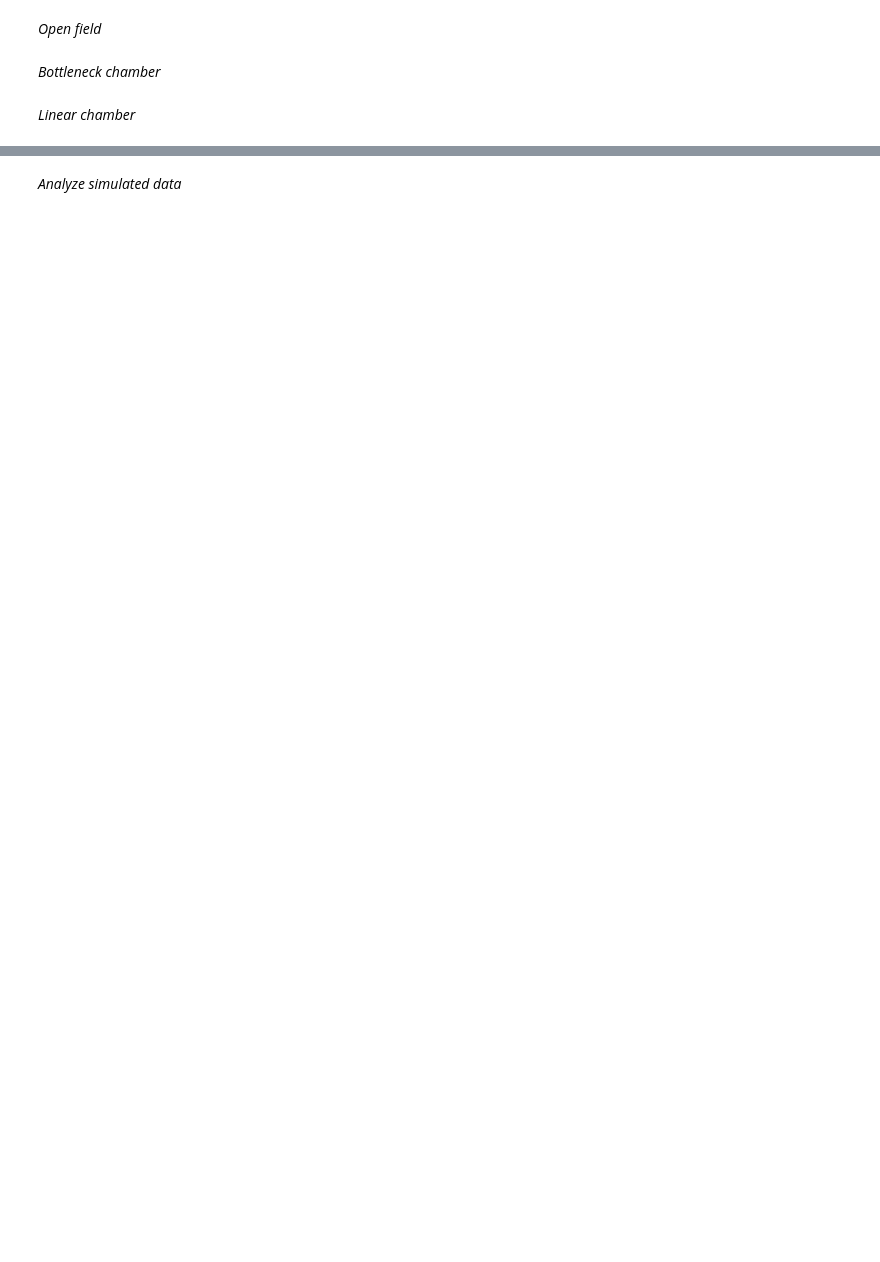
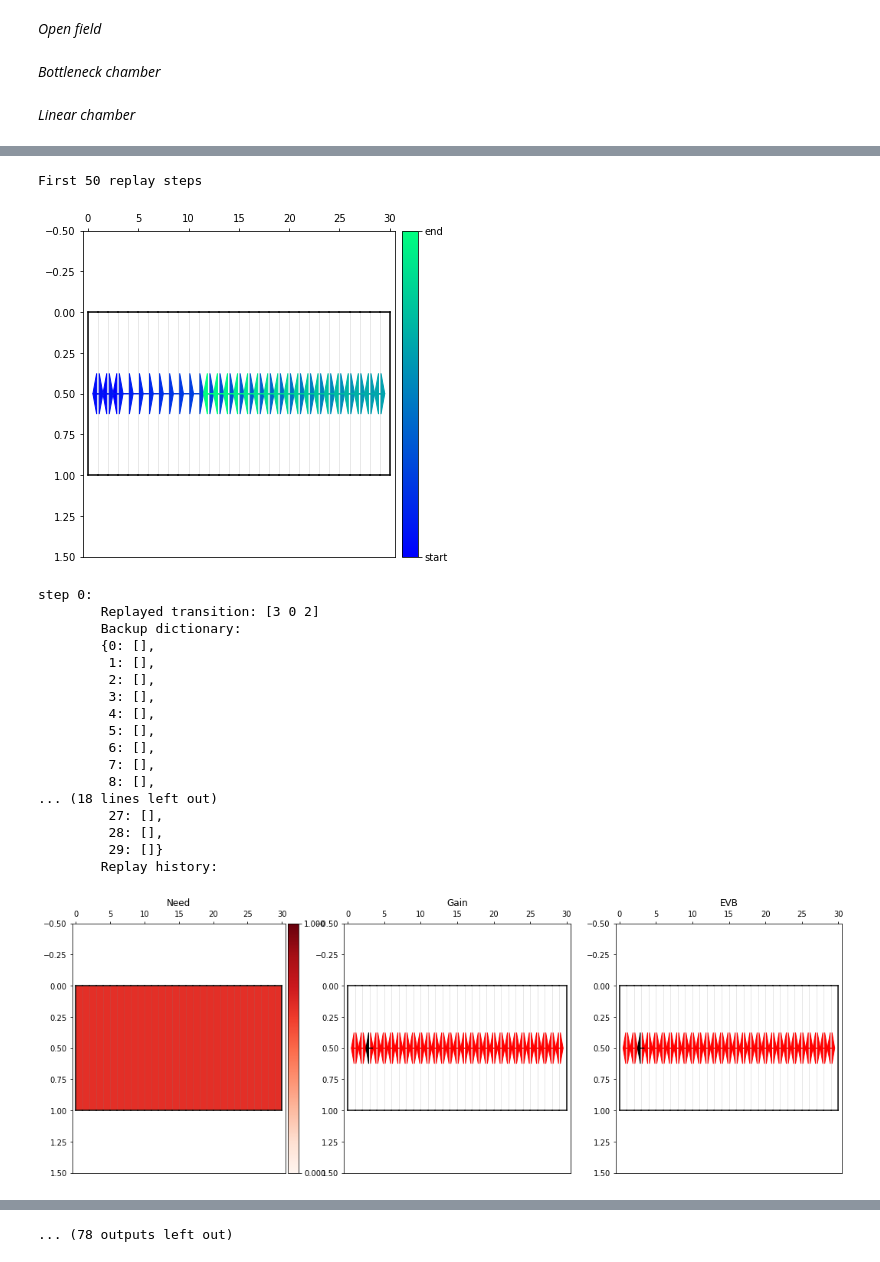
Before and after one commit to Phelixh/prioritisedGeodesic, a Jupyter notebook: Replay.ipynb, the cells around one changed output, grey strips where cells are left out. Cells and saved outputs as stored; diff of their text form; code cells hidden in the pictures; blank space fills up the shorter version.

Commit message:
black arrow labeling for chosen transition, bug fixes and optimizations for nstep backups

```diff
--- a/Replay.ipynb
+++ b/Replay.ipynb
@@ -38,7 +38,7 @@ all_goals = np.arange(0, width * height)
 goals = all_goals
 alpha = 1.0
 gamma = 0.95
-num_replay_steps = 20
+num_replay_steps = 2
 
 # Set up agent
 ga = GeodesicAgent(arena.num_states, arena.num_actions, goals, T, alpha=alpha, gamma=gamma,
@@ -47,7 +47,7 @@ ga.curr_state = 0
 ga.remember(all_experiences) # Pre-load our agent with all possible memories
 
 ## Run replay
-replayed_experiences, stats_for_nerds, backups = ga.replay(num_steps=num_replay_steps, verbose=True, prospective=True)
+replayed_experiences, stats_for_nerds = ga.replay(num_steps=num_replay_steps, verbose=True, prospective=True)
 needs, gains, all_MEVBs = stats_for_nerds
 # %%
 # Plot the replayed experiences
@@ -145,3 +125,23 @@ backups
+# %%
+import sys
+import time
+from pprint import pformat
+
+import numpy as np
+import matplotlib.pyplot as plt
+import matplotlib as mpl
+from mpl_toolkits.axes_grid1 import make_axes_locatable
+import matplotlib.patches as patches
+%matplotlib inline
+
+from geodesic_agent import GeodesicAgent
+from gridworld import Arena, Bottleneck, LinearChamber
+from plot_utils import plot_replay, plot_traj, plot_need_gain
+from RL_utils import oned_twod
+
+def dict_print(text, indent_size):
+    indent = ' ' * indent_size
+    print(''.join([indent + l for l in text.splitlines(True)]))
 # %%
 ## Linear chamber
 # Physics
@@ -158,7 +158,7 @@ goal_states = np.array([length - 1]) # Non-start corners
 goal_states = np.arange(length)
 alpha = 1.0
 gamma = 0.95
-num_replay_steps = 100
+num_replay_steps = 50
 
 # Set up agent
 ga = GeodesicAgent(tunnel.num_states, tunnel.num_actions, goal_states, T, alpha=alpha, gamma=gamma,
@@ -190,16 +172,51 @@ needs, gains, all_MEVBs = stats_for_nerds
 # %%
 # Plot the replayed experiences
 print('First %d replay steps' % num_replay_steps, flush=True)
 fig, ax = plt.subplots(1, 1, figsize=(6,6))
 plot_replay(tunnel, np.array(replayed_experiences).astype(int), ax=ax)
 plt.show()
 
+# Plotting params
+params = {'min_need' : 0,
+          'max_need' : 1}
+
 # Plot need, gain, MEVB throughout each of those steps
 meta_need = np.mean(needs, axis=1)
 meta_gain = np.mean(gains, axis=1)
 meta_MEVB = np.mean(all_MEVBs, axis=1)
+verbose = True
 
 for i in range(num_replay_steps):
-    print('step %d:' % i, backups[i], flush=True)
-    plot_need_gain(tunnel, ga.memory, np.average(meta_need[i, :, :], weights=init_state_dist, axis=0), meta_gain[i, :], meta_MEVB[i, :])
+    print('step %d:' % i)
+    if verbose:
+        print('\tReplayed transition:', replayed_experiences[i])
+        print('\tBackup dictionary:')
+        dict_print(pformat(backups[i]), indent_size=8)
+        print('\tReplay history:')
+        for j in range(i):
+            print('\t\t',replayed_experiences[j]) # so dumb
+
+    plot_need_gain(tunnel, ga.memory, np.average(meta_need[i, :, :], weights=init_state_dist, axis=0),
+                   meta_gain[i, :], meta_MEVB[i, :], specials=[tuple(replayed_experiences[i])], params=params)
     plt.show()
+# %% [output]
+First 50 replay steps
+[figure, added]
+step 0:
+        Replayed transition: [3 0 2]
+        Backup dictionary:
+        {0: [],
+         1: [],
+         2: [],
+         3: [],
+         4: [],
+         5: [],
+         6: [],
+         7: [],
+         8: [],
+... (18 lines left out)
+         27: [],
+         28: [],
+         29: []}
+        Replay history:
+[figure, added]
@@ -206,2 +295 @@ for i in range(num_replay_steps):
+... (78 outputs left out)
-# %% [markdown]
-*Analyze simulated data*
```
Also changed, not shown: parts of 9 cells of this notebook, 2 other files.
